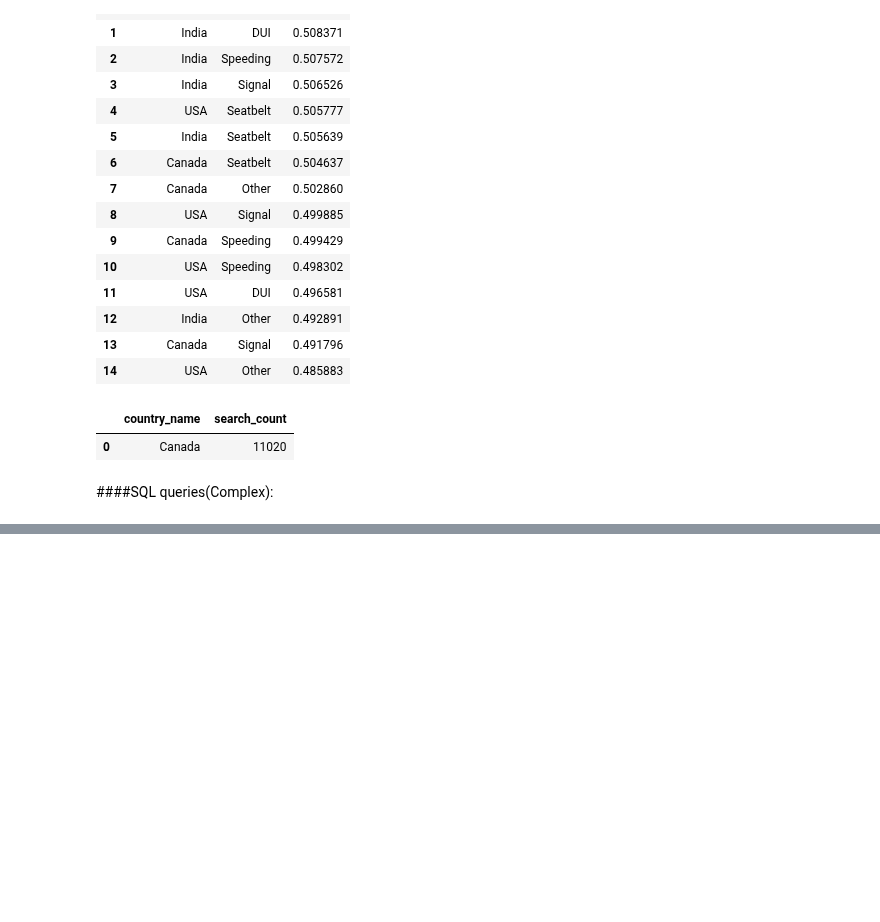
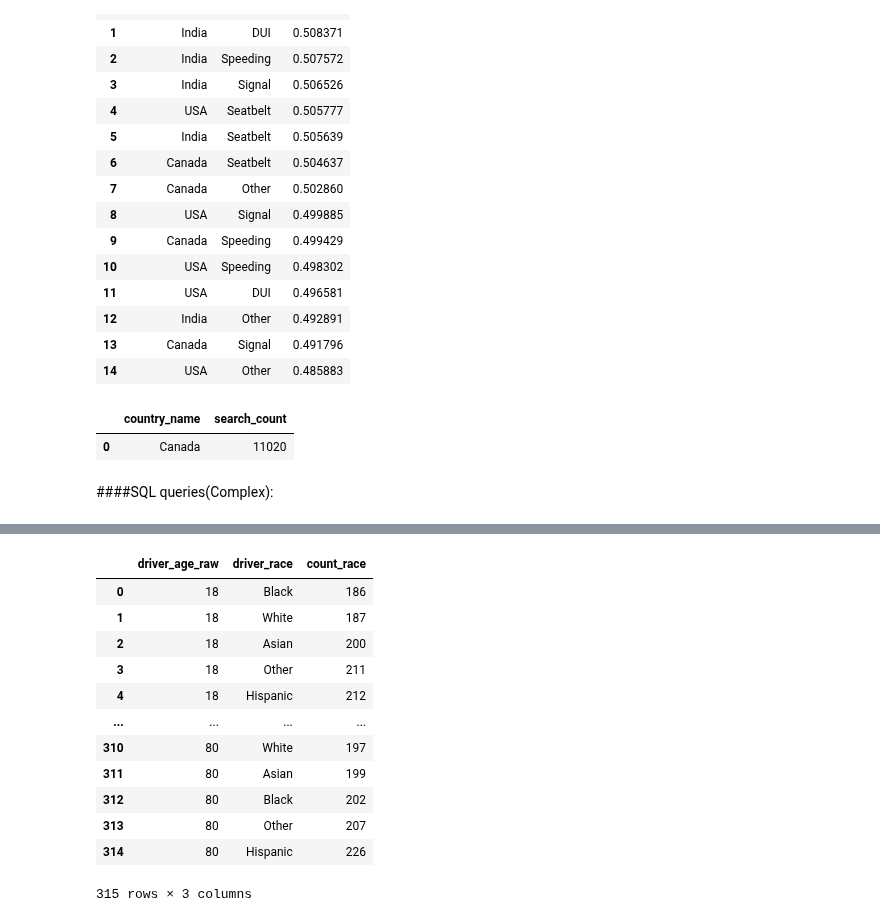
Before and after one commit to Infant-Joshva/Data-Science-learning-path, a Jupyter notebook: Mini_Project_1(Secure_check)Git/Mini_project_1(Secure_Check).ipynb, the cells around one changed output, grey strips where cells are left out. Saved outputs shown, nothing was run; the diff lists cells and outputs as text; code cells hidden in the pictures; blank space fills up the shorter version.

```diff
--- a/Mini_Project_1(Secure_check)Git/Mini_project_1(Secure_Check).ipynb
+++ b/Mini_Project_1(Secure_check)Git/Mini_project_1(Secure_Check).ipynb
@@ -608,0 +609,37 @@ query_c1_df
+# %%
+#2.Driver Violation Trends Based on Age and Race (Join with Subquery)
+query="""SELECT driver_age_raw,driver_race,COUNT(*) AS count_race FROM traffic_stop GROUP BY driver_age_raw,driver_race ORDER BY driver_age_raw,count_race;"""
+#WITH top_races AS(
+#  SELECT driver_race,COUNT(*) race_count FROM traffic_stop;
+#)
+#SELECT ts.driver_age,ts.driver_race,COUNT(*) AS count_race FROM traffic_stop ts
+#JOIN top_races tr = ts.driver_race ON tr.top_races
+#GROUP BY ts.driver_age_raw, ts.driver_race
+#ORDER BY ts.driver_age_raw, count_race;
+
+
+query_c2_df = pd.read_sql(query,engine)
+query_c2_df
+
+#SELECT ts.driver_age_raw, ts.driver_race, COUNT(*) AS count_race
+#FROM (
+    #SELECT driver_age_raw, driver_race
+    #FROM traffic_stop
+    #WHERE driver_age_raw IS NOT NULL AND driver_race IS NOT NULL
+#) AS ts
+#GROUP BY ts.driver_age_raw, ts.driver_race
+#ORDER BY ts.driver_age_raw, count_race;
+# %% [output]
+|  | driver_age_raw | driver_race | count_race |
+| 0 | 18 | Black | 186 |
+| 1 | 18 | White | 187 |
+| 2 | 18 | Asian | 200 |
+| 3 | 18 | Other | 211 |
+| 4 | 18 | Hispanic | 212 |
+| ... | ... | ... | ... |
+| 310 | 80 | White | 197 |
+| 311 | 80 | Asian | 199 |
+| 312 | 80 | Black | 202 |
+| 313 | 80 | Other | 207 |
+| 314 | 80 | Hispanic | 226 |
+315 rows × 3 columns
```
Also changed, not shown: parts of 6 cells of this notebook.
